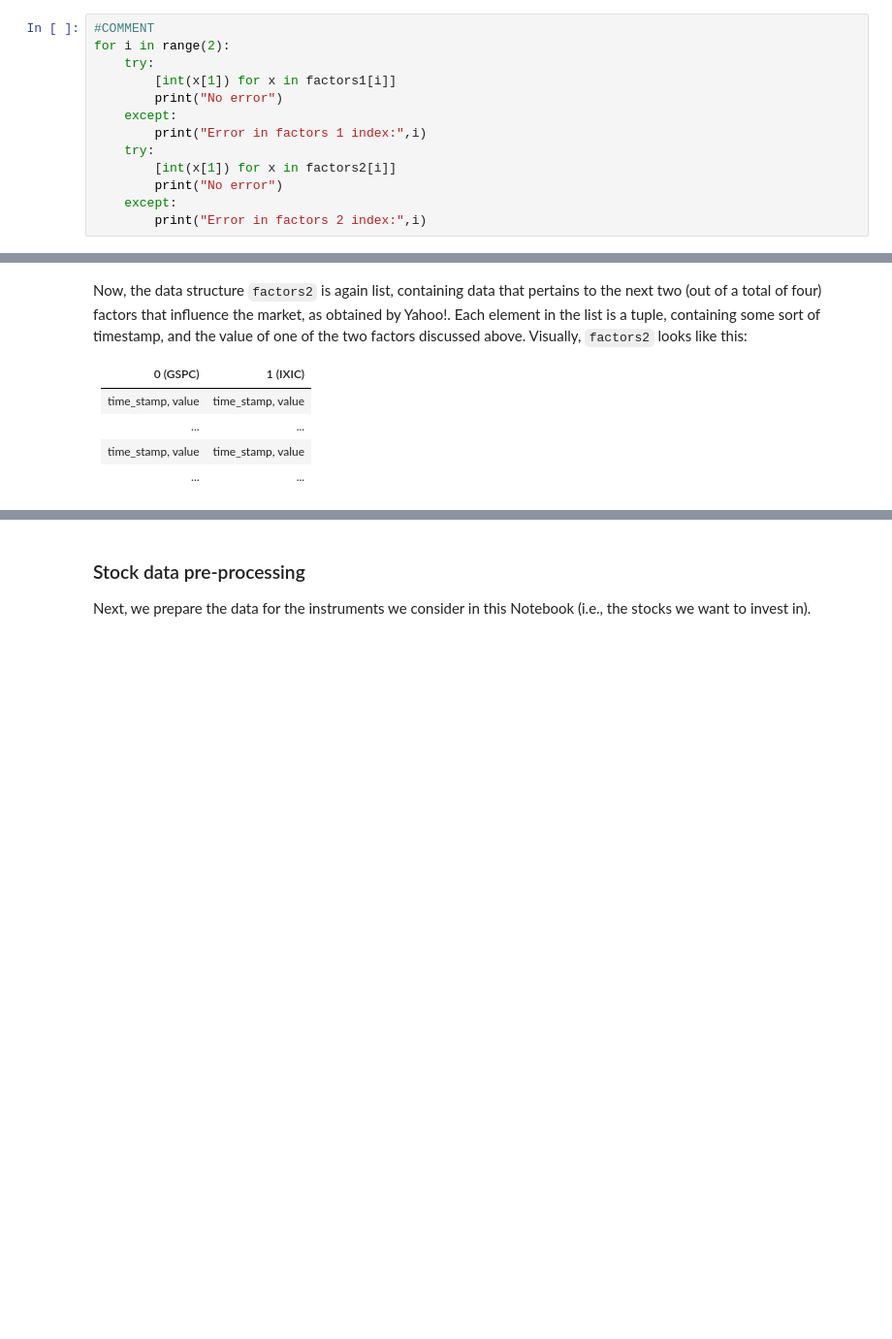
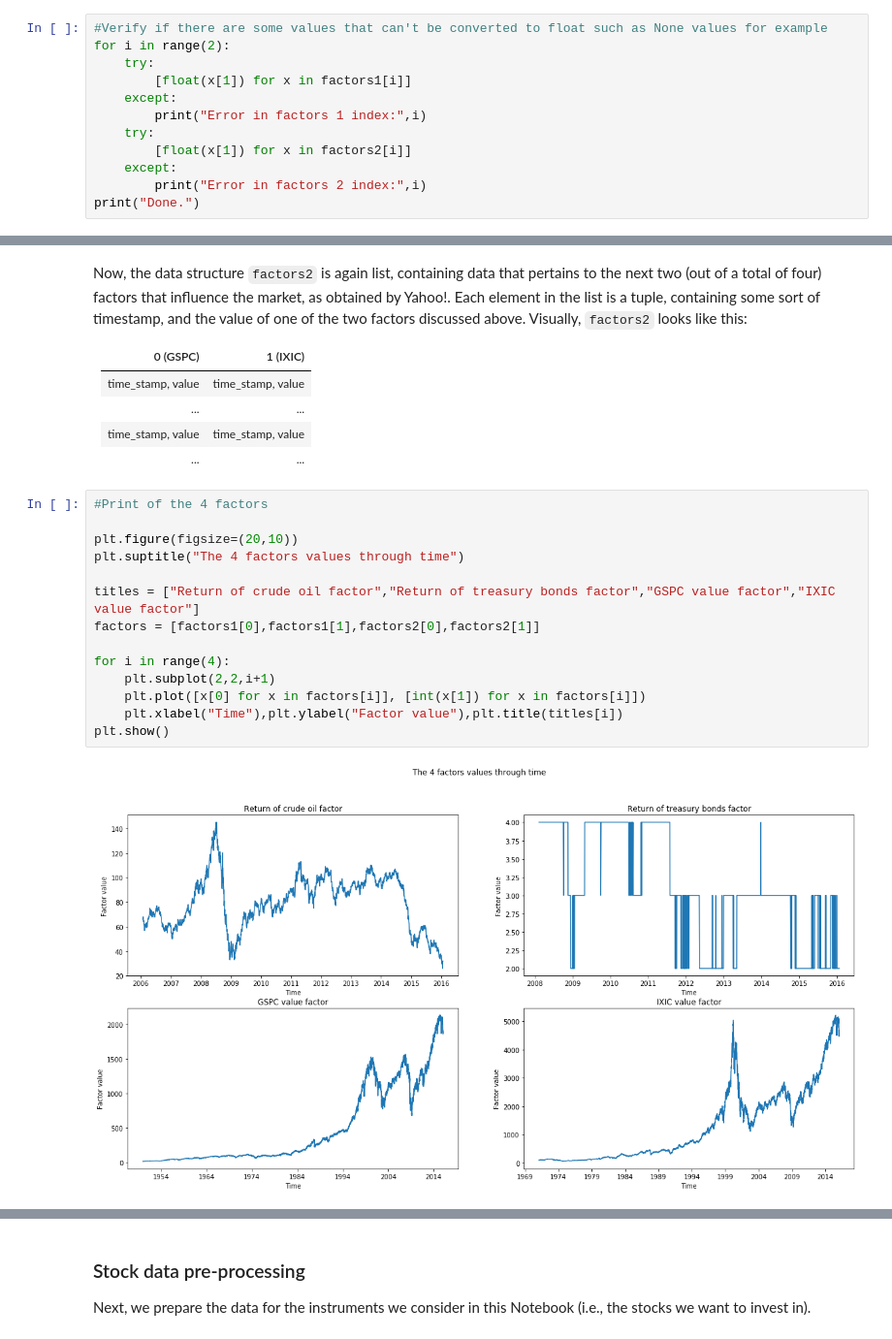
Before and after one commit to Gadiben/AML2018, a Jupyter notebook: Notebooks/MC.ipynb, the cells around one changed output, grey strips where cells are left out. Shown at 97% size. Drawn from its saved outputs; the diff is of its cells as text; blank space fills up the shorter version.

```diff
--- a/Notebooks/MC.ipynb
+++ b/Notebooks/MC.ipynb
@@ -425,14 +440,13 @@ The first 5 values of the GSPC factor
 # %%
-#COMMENT
+#Verify if there are some values that can't be converted to float such as None values for example
 for i in range(2):
     try:
-        [int(x[1]) for x in factors1[i]]
-        print("No error")
+        [float(x[1]) for x in factors1[i]]
     except:
         print("Error in factors 1 index:",i)
     try:
-        [int(x[1]) for x in factors2[i]]
-        print("No error")
+        [float(x[1]) for x in factors2[i]]
     except:
         print("Error in factors 2 index:",i)
+print("Done.")
 # %% [output]
@@ -454,3 +470,19 @@ Now, the data structure `factors2` is again list, containing data that pertains
 | ... | ... |
 | time_stamp, value | time_stamp, value |
 | ... | ... |
+# %%
+#Print of the 4 factors
+
+plt.figure(figsize=(20,10))
+plt.suptitle("The 4 factors values through time")
+
+titles = ["Return of crude oil factor","Return of treasury bonds factor","GSPC value factor","IXIC value factor"]
+factors = [factors1[0],factors1[1],factors2[0],factors2[1]]
+
+for i in range(4):
+    plt.subplot(2,2,i+1)
+    plt.plot([x[0] for x in factors[i]], [int(x[1]) for x in factors[i]])
+    plt.xlabel("Time"),plt.ylabel("Factor value"),plt.title(titles[i])
+plt.show()
+# %% [output]
+[figure, added]
```
Also changed, not shown: parts of 12 cells of this notebook.
